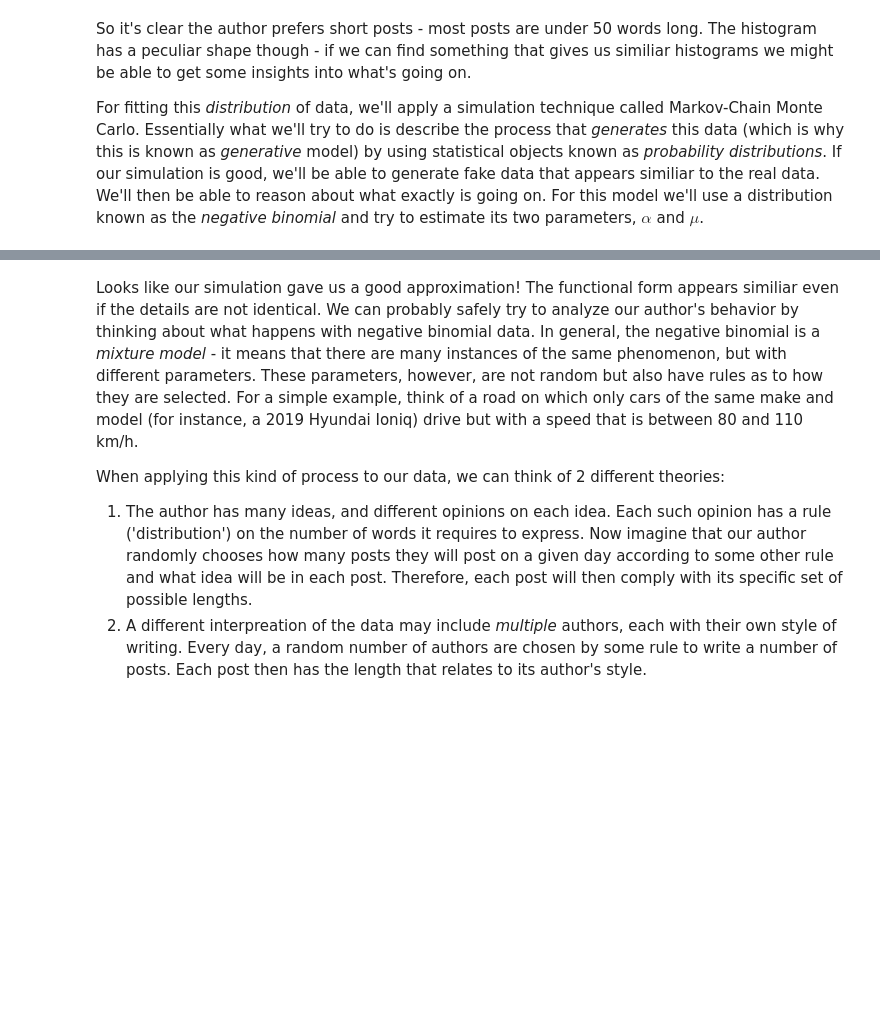
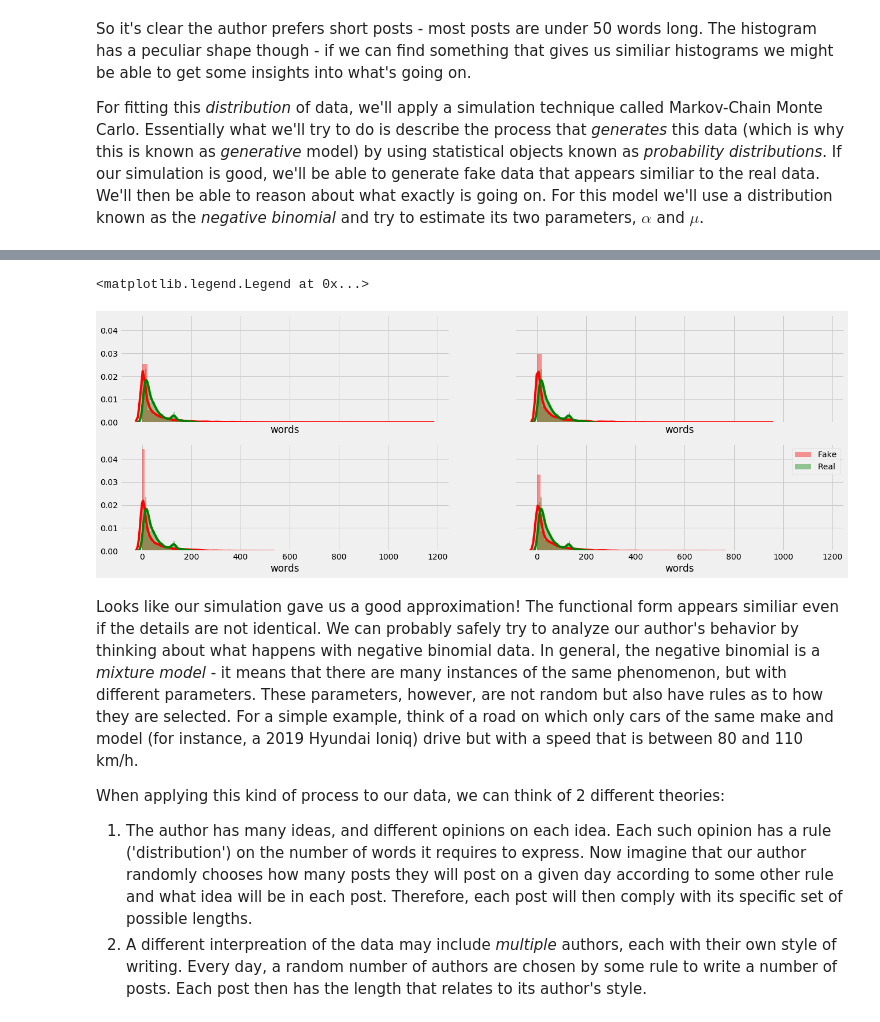
Before and after one commit to yuvmaz/ds_day_in_life, a Jupyter notebook: day_in_the_life.ipynb, the cells around one changed output, grey strips where cells are left out. Saved outputs shown, nothing was run; the diff lists cells and outputs as text; code cells hidden in the pictures; blank space fills up the shorter version.

```diff
--- a/day_in_the_life.ipynb
+++ b/day_in_the_life.ipynb
@@ -245,11 +428,16 @@ Given these parameters, let's try to use the negative binomial to create ('gener
 # %%
 fake_data = pm.NegativeBinomial.dist(trace['alpha'].mean(), trace['mu'].mean()).random(size=(4, len(df_stale)))
 
 fig, axs = subplots(2,2, sharex=True, sharey=True,squeeze=True)
 
 for idx, ax in enumerate(axs.ravel()):
-    sns.distplot(fake_data[idx], ax=ax, bins=50, color='red', hist_kws={'alpha': 0.4})
-    sns.distplot(df_stale['words'], ax=ax, bins=50, color='green', hist_kws={'alpha': 0.4})
+    sns.distplot(fake_data[idx], ax=ax, bins=50, color='red', hist_kws={'alpha': 0.4}, label='Fake')
+    sns.distplot(df_stale['words'], ax=ax, bins=50, color='green', hist_kws={'alpha': 0.4}, label='Real')
+
+legend()
+# %% [output]
+<matplotlib.legend.Legend at 0x...>
+[figure, added]
 # %% [markdown]
 Looks like our simulation gave us a good approximation!  The functional form appears similiar even if the details are not identical.  We can probably safely try to analyze our author's behavior by thinking about what happens with negative binomial data.  In general, the negative binomial is a *mixture model* - it means that there are many instances of the same phenomenon, but with different parameters.  These parameters, however, are not random but also have rules as to how they are selected.  For a simple example, think of a road on which only cars of the same make and model (for instance, a 2019 Hyundai Ioniq) drive but with a speed that is between 80 and 110 km/h.
 
```
Also changed, not shown: parts of 25 cells of this notebook.
